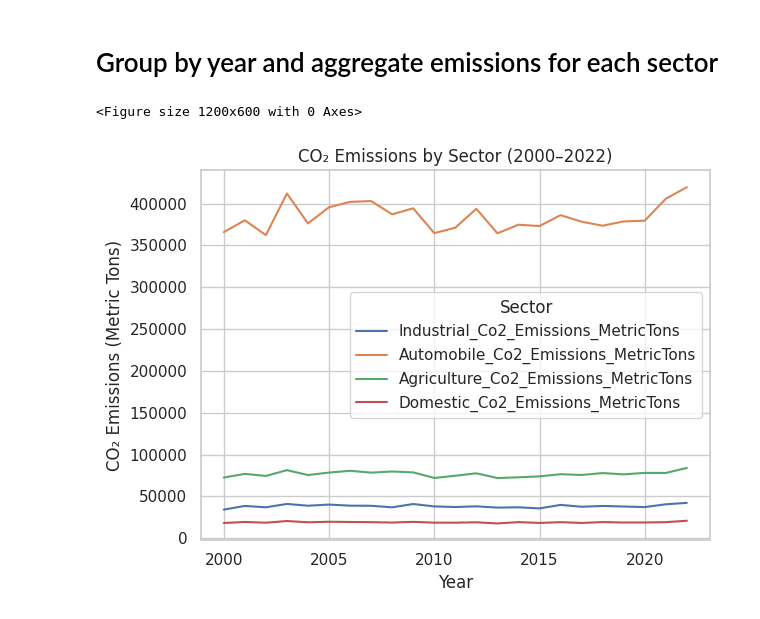
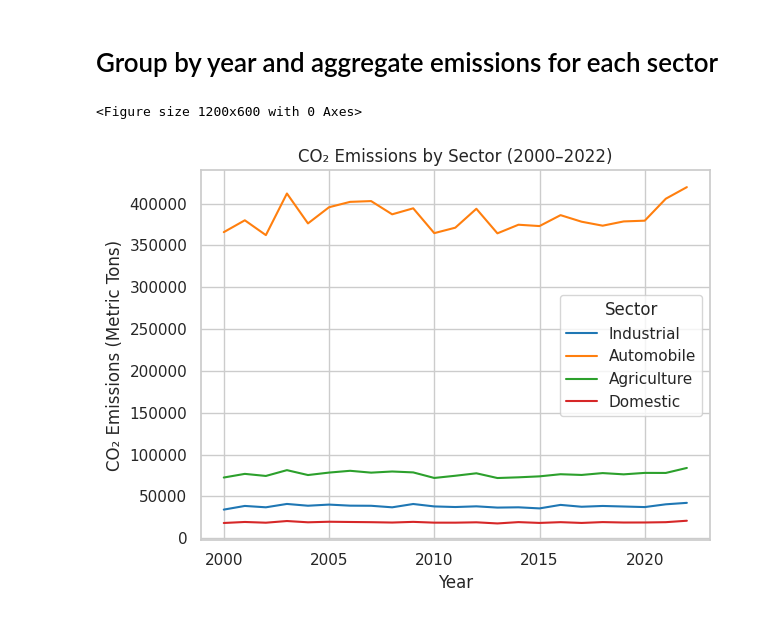
Before and after one commit to nmawulorm/iot-encryption-optimization, a Jupyter notebook: zulaiha/machine-learning.ipynb, the cells around one changed output. Drawn from its saved outputs; the diff is of its cells as text; code cells hidden in the pictures.

```diff
--- a/zulaiha/machine-learning.ipynb
+++ b/zulaiha/machine-learning.ipynb
@@ -115,24 +115,34 @@ plt.show()
 # %% [markdown]
 # Group by year and aggregate emissions for each sector
 # %%
+import matplotlib.pyplot as plt
 
-sector_trends = df.groupby('Year')[
-    ['Industrial_Co2_Emissions_MetricTons',
-     'Automobile_Co2_Emissions_MetricTons',
-     'Agriculture_Co2_Emissions_MetricTons',
-     'Domestic_Co2_Emissions_MetricTons']
-].sum()
+# Define custom, distinct colors for each sector
+custom_colors = {
+    'Industrial_Co2_Emissions_MetricTons': '#1f77b4',  # Blue
+    'Automobile_Co2_Emissions_MetricTons': '#ff7f0e',  # Orange
+    'Agriculture_Co2_Emissions_MetricTons': '#2ca02c',  # Green
+    'Domestic_Co2_Emissions_MetricTons': '#d62728',     # Red
+}
+
+# Reorder to match the DataFrame column order
+colors = [custom_colors[col] for col in sector_trends.columns]
 
 # Plot
 plt.figure(figsize=(12, 6))
-sector_trends.plot()
+sector_trends.plot(color=colors)
 plt.title("CO₂ Emissions by Sector (2000–2022)")
 plt.xlabel("Year")
 plt.ylabel("CO₂ Emissions (Metric Tons)")
-plt.legend(title="Sector")
+plt.legend(title="Sector", labels=[
+    'Industrial',
+    'Automobile',
+    'Agriculture',
+    'Domestic'
+])
 plt.grid(True)
 plt.tight_layout()
 plt.show()
 # %% [output]
 <Figure size 1200x600 with 0 Axes>
-[figure, old version]
+[figure, new version]
```
Also changed, not shown: parts of 11 cells of this notebook.
